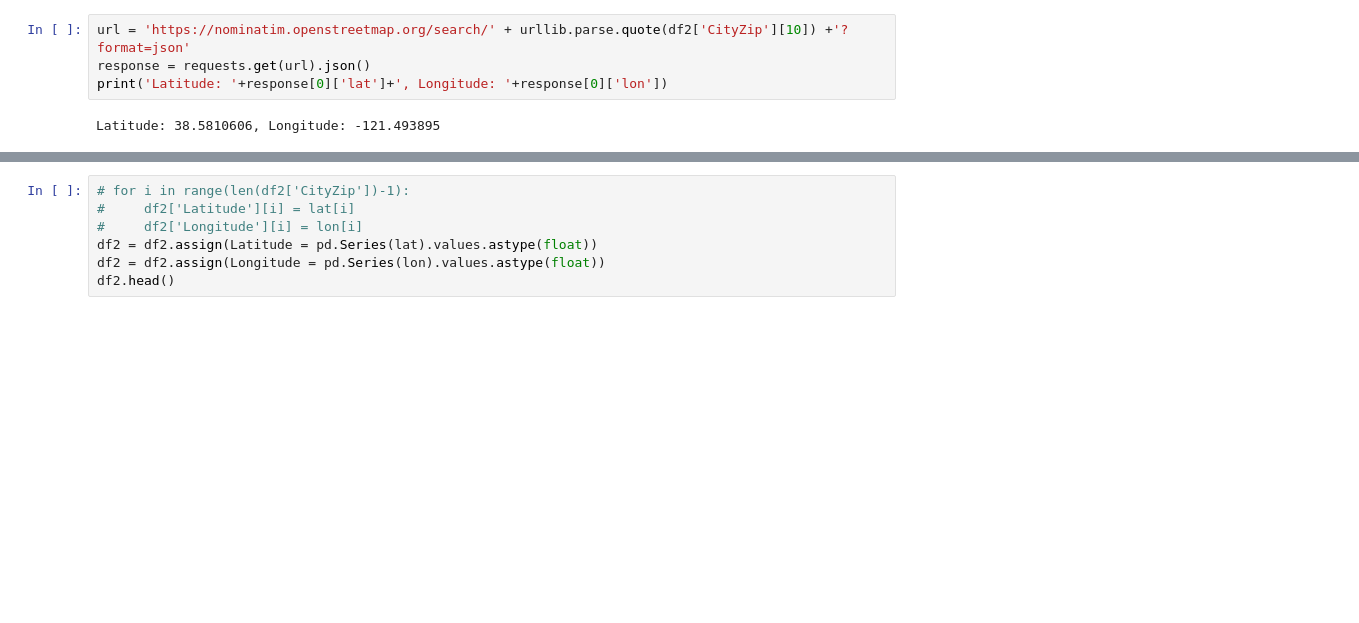
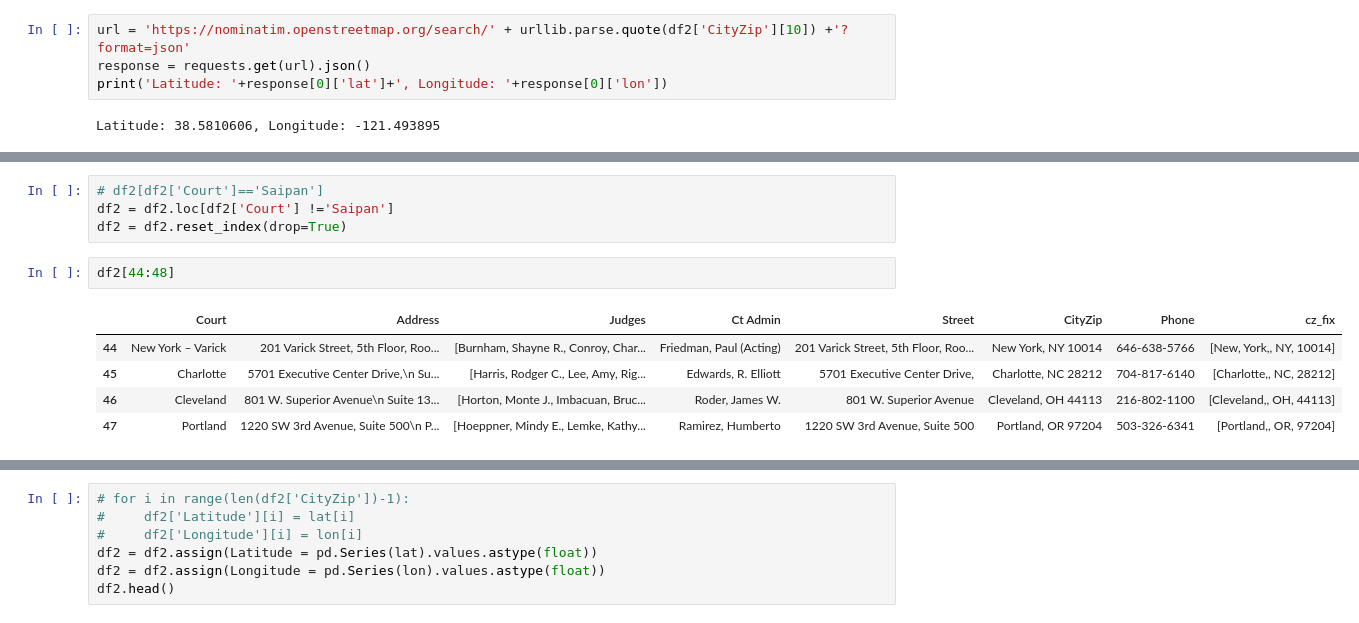
Before and after one commit to lrhf97/geo_courts, a Jupyter notebook: Immigration_judge_directory.ipynb, the cells around one changed output, grey strips where cells are left out. Saved outputs shown, nothing was run; the diff lists cells and outputs as text; blank space fills up the shorter version.

```diff
--- a/Immigration_judge_directory.ipynb
+++ b/Immigration_judge_directory.ipynb
@@ -207,3 +209,15 @@ range(0, 69)
+# %%
+# df2[df2['Court']=='Saipan']
+df2 = df2.loc[df2['Court'] !='Saipan']
+df2 = df2.reset_index(drop=True)
+# %%
+df2[44:48]
+# %% [output]
+|  | Court | Address | Judges | Ct Admin | Street | CityZip | Phone | cz_fix |
+| 44 | New York – Varick | 201 Varick Street, 5th Floor, Roo... | [Burnham, Shayne R., Conroy, Char... | Friedman, Paul (Acting) | 201 Varick Street, 5th Floor, Roo... | New York, NY 10014 | 646-638-5766 | [New, York,, NY, 10014] |
+| 45 | Charlotte | 5701 Executive Center Drive,\n Su... | [Harris, Rodger C., Lee, Amy, Rig... | Edwards, R. Elliott | 5701 Executive Center Drive, | Charlotte, NC 28212 | 704-817-6140 | [Charlotte,, NC, 28212] |
+| 46 | Cleveland | 801 W. Superior Avenue\n Suite 13... | [Horton, Monte J., Imbacuan, Bruc... | Roder, James W. | 801 W. Superior Avenue | Cleveland, OH 44113 | 216-802-1100 | [Cleveland,, OH, 44113] |
+| 47 | Portland | 1220 SW 3rd Avenue, Suite 500\n P... | [Hoeppner, Mindy E., Lemke, Kathy... | Ramirez, Humberto | 1220 SW 3rd Avenue, Suite 500 | Portland, OR 97204 | 503-326-6341 | [Portland,, OR, 97204] |
 # %%
 lat=[]
 lon=[]
```
Also changed, not shown: parts of 19 cells of this notebook, 1 other file.
